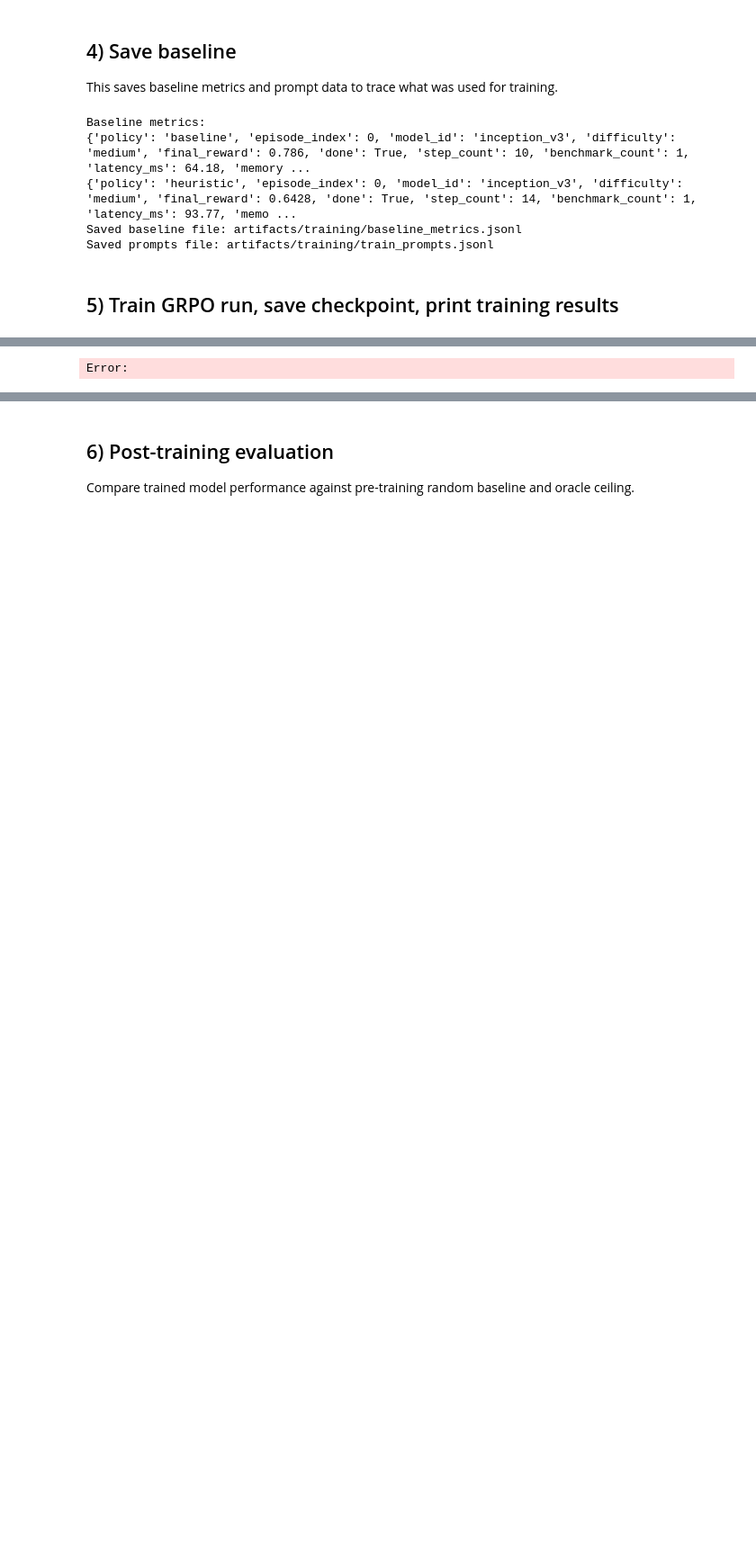
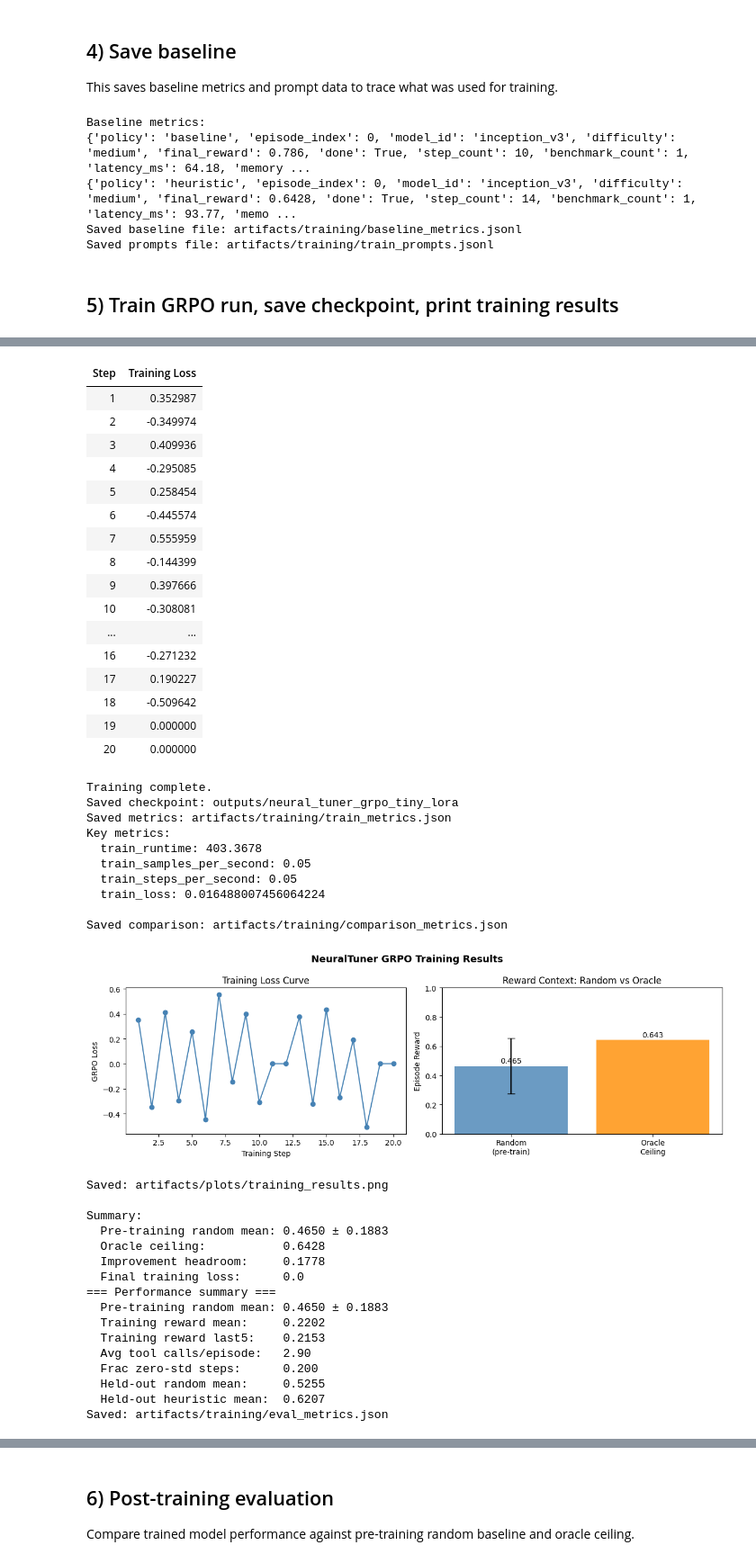
Before and after one commit to Mohammed-Altaf-01/Neural-Tuner, a Jupyter notebook: neural_tuner_trl_mac.ipynb, the cells around one changed output, grey strips where cells are left out. Shown at 90% size. Saved outputs shown, nothing was run; the diff lists cells and outputs as text; code cells hidden in the pictures; blank space fills up the shorter version.

```diff
--- a/neural_tuner_trl_mac.ipynb
+++ b/neural_tuner_trl_mac.ipynb
@@ -472,8 +550,15 @@ peft_config = LoraConfig(
 
 mock_scenarios = _load_mock_scenarios(MOCK_DATA_PATH)
 train_scenarios, eval_scenarios = split_scenarios(mock_scenarios, train_fraction=TRAIN_FRACTION, seed=SPLIT_SEED)
+_DIFF_ORDER = {"easy": 0, "medium": 1, "hard": 2}
+train_scenarios_curriculum = sorted(train_scenarios, key=lambda s: _DIFF_ORDER.get(s["difficulty"], 1))
+counts = Counter(s["difficulty"] for s in train_scenarios_curriculum)
+print(f"Curriculum: easy={counts['easy']}  medium={counts['medium']}  hard={counts['hard']}")
+print(f"  Phase 1 (steps 1–{counts['easy']}): easy scenarios")
+print(f"  Phase 2 (steps {counts['easy']+1}–{counts['easy']+counts['medium']}): medium")
+print(f"  Phase 3 (steps {counts['easy']+counts['medium']+1}–{len(train_scenarios_curriculum)}): hard")
 
-expanded_train = (train_scenarios * ((TRAIN_EPISODES + len(train_scenarios) - 1) // len(train_scenarios)))[:TRAIN_EPISODES]
+expanded_train = (train_scenarios_curriculum * ((TRAIN_EPISODES + len(train_scenarios_curriculum) - 1) // len(train_scenarios_curriculum)))[:TRAIN_EPISODES]
 NeuralTunerOpenEnv.scenario_schedule = expanded_train
 NeuralTunerOpenEnv.schedule_idx = 0
 
@@ -558,9 +650,9 @@ grpo_config = GRPOConfig(
     per_device_train_batch_size=1,
     gradient_accumulation_steps=1,
     warmup_steps=2,
-    max_completion_length=256,
-    num_generations=4,
-    generation_batch_size=4,
+    max_completion_length=200,
+    num_generations=2,
+    generation_batch_size=2,
     temperature=0.9,
     top_p=0.95,
     generation_kwargs={"do_sample": True, "renormalize_logits": True, "remove_invalid_values": True},
@@ -576,10 +668,13 @@ grpo_config = GRPOConfig(
     report_to="wandb" if WANDB_API_KEY else "none",
     use_cpu=not torch.backends.mps.is_available(),
     bf16=False,
-    fp16=False,
+    fp16=True,
     use_vllm=False,
 )
 # %%
+torch.mps.empty_cache() if torch.backends.mps.is_available() else None
+gc.collect()
+
 trainer = GRPOTrainer(
     model=MODEL_NAME,
     reward_funcs=reward_func,
@@ -597,7 +692,7 @@ metrics_path = Path("artifacts/training/train_metrics.json")
 metrics_path.parent.mkdir(parents=True, exist_ok=True)
 metrics_path.write_text(json.dumps(trainer_stats.metrics, indent=2))
 post_training_comparison(trainer, random_mean, random_std, random_rewards, oracle, trainer_stats, metrics_path)
-post_training_logs(trainer, random_mean, random_std, oracle, train_scenarios, eval_scenarios)
+post_training_logs(trainer, random_mean, random_std, oracle, train_scenarios_curriculum, eval_scenarios)
 
 if WANDB_API_KEY:
     wandb.finish()
@@ -609 +702,44 @@ RuntimeError: Function MmBackward0 returned an invalid gradient at index 1 - exp
+| Step | Training Loss |
+| 1 | 0.352987 |
+| 2 | -0.349974 |
+| 3 | 0.409936 |
+| 4 | -0.295085 |
+| 5 | 0.258454 |
+| 6 | -0.445574 |
+| 7 | 0.555959 |
+| 8 | -0.144399 |
+| 9 | 0.397666 |
+| 10 | -0.308081 |
+| ... | ... |
+| 16 | -0.271232 |
+| 17 | 0.190227 |
+| 18 | -0.509642 |
+| 19 | 0.000000 |
+| 20 | 0.000000 |
-Error:
+Training complete.
+Saved checkpoint: outputs/neural_tuner_grpo_tiny_lora
+Saved metrics: artifacts/training/train_metrics.json
+Key metrics:
+  train_runtime: 403.3678
+  train_samples_per_second: 0.05
+  train_steps_per_second: 0.05
+  train_loss: 0.016488007456064224
+
+Saved comparison: artifacts/training/comparison_metrics.json
+[figure, added]
+Saved: artifacts/plots/training_results.png
+
+Summary:
+  Pre-training random mean: 0.4650 ± 0.1883
+  Oracle ceiling:           0.6428
+  Improvement headroom:     0.1778
+  Final training loss:      0.0
+=== Performance summary ===
+  Pre-training random mean: 0.4650 ± 0.1883
+  Training reward mean:     0.2202
+  Training reward last5:    0.2153
+  Avg tool calls/episode:   2.90
+  Frac zero-std steps:      0.200
+  Held-out random mean:     0.5255
+  Held-out heuristic mean:  0.6207
+Saved: artifacts/training/eval_metrics.json
```
Also changed, not shown: parts of 10 cells of this notebook, 10 other files.
